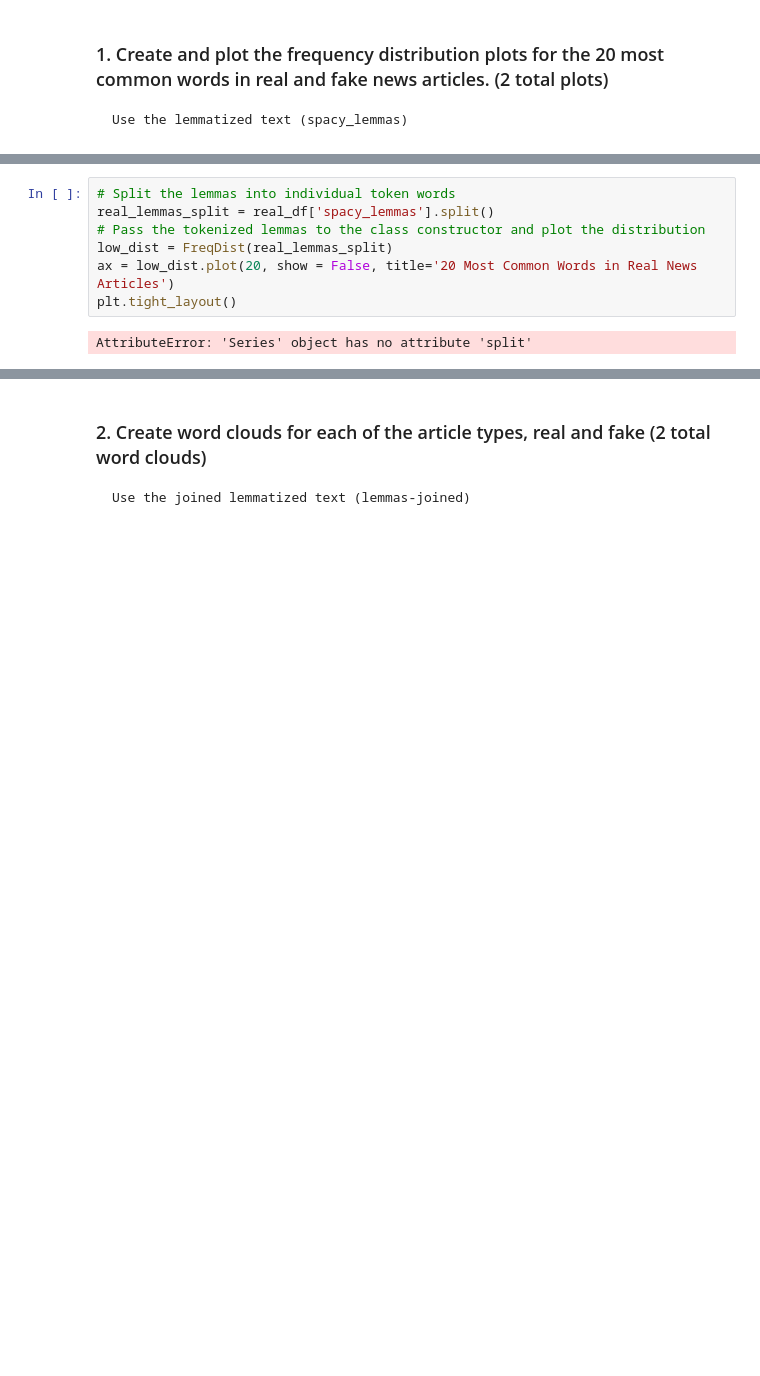
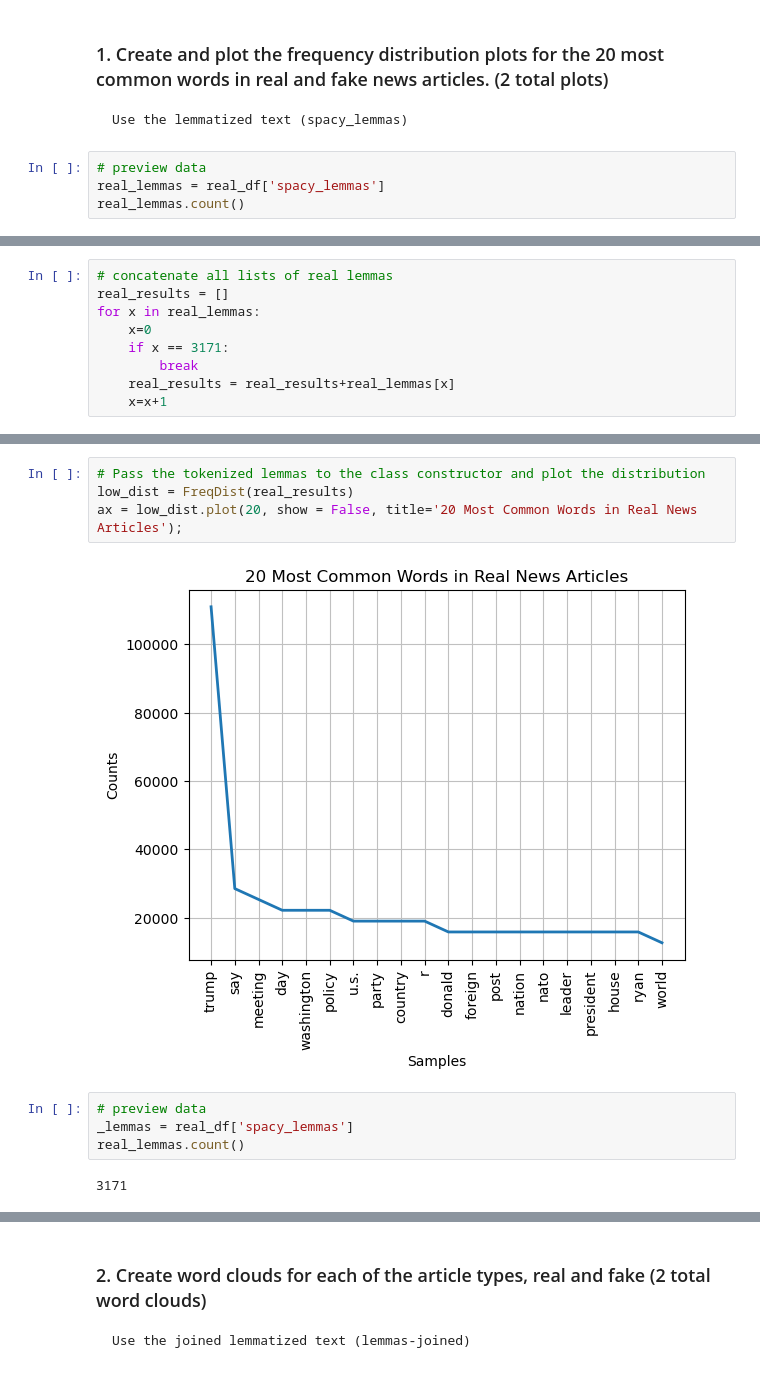
Before and after one commit to EhLeeOod/advanced-machine-learning, a Jupyter notebook: core-comparing-texts.ipynb, the cells around one changed output, grey strips where cells are left out. Drawn from its saved outputs; the diff is of its cells as text; blank space fills up the shorter version.

Commit message:
real plot

```diff
--- a/core-comparing-texts.ipynb
+++ b/core-comparing-texts.ipynb
@@ -189,3 +190,7 @@ fake_df['words'].mean()
 # %% [markdown]
 ### 1. Create and plot the frequency distribution plots for the 20 most common words in real and fake news articles. (2 total plots)
     Use the lemmatized text (spacy_lemmas)
+# %%
+# preview data
+real_lemmas = real_df['spacy_lemmas']
+real_lemmas.count()
@@ -191,0 +199,9 @@ fake_df['words'].mean()
+# %%
+# concatenate all lists of real lemmas
+real_results = []
+for x in real_lemmas:
+    x=0
+    if x == 3171:
+        break
+    real_results = real_results+real_lemmas[x]
+    x=x+1
@@ -192,9 +228,12 @@ fake_df['words'].mean()
 # %%
-# Split the lemmas into individual token words
-real_lemmas_split = real_df['spacy_lemmas'].split()
 # Pass the tokenized lemmas to the class constructor and plot the distribution
-low_dist = FreqDist(real_lemmas_split)
-ax = low_dist.plot(20, show = False, title='20 Most Common Words in Real News Articles')
-plt.tight_layout()
+low_dist = FreqDist(real_results)
+ax = low_dist.plot(20, show = False, title='20 Most Common Words in Real News Articles');
 # %% [output]
-AttributeError: 'Series' object has no attribute 'split'
+[figure, added]
+# %%
+# preview data
+_lemmas = real_df['spacy_lemmas']
+real_lemmas.count()
+# %% [output]
+3171
```
Also changed, not shown: parts of 6 cells of this notebook.
